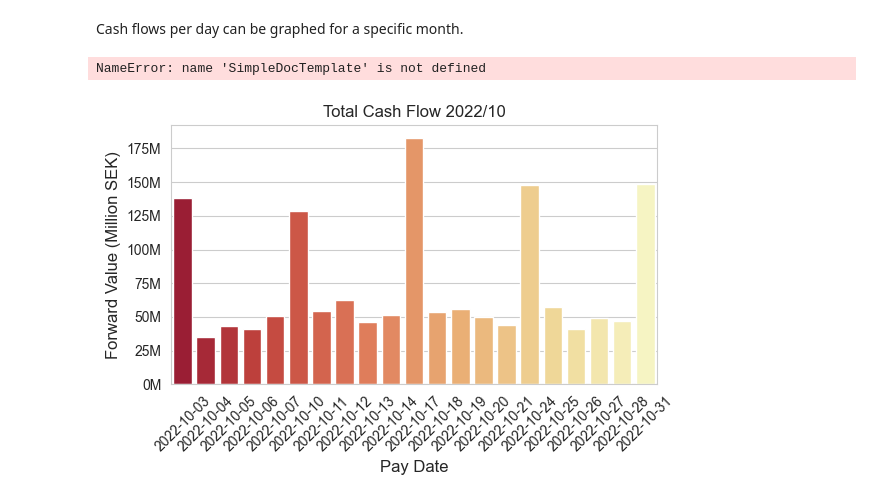
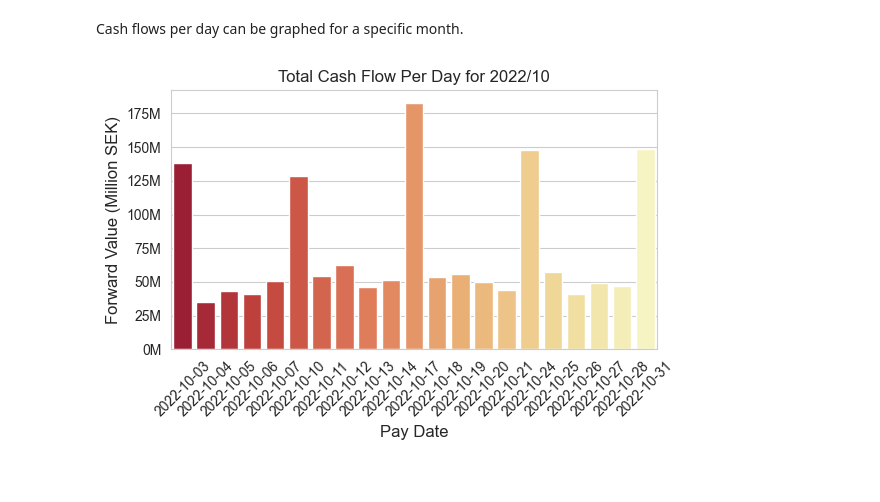
Before and after one commit to mastixstudio/notebooks, a Jupyter notebook: pandas_analysis_loan_book.ipynb, the cells around one changed output. Drawn from its saved outputs; the diff is of its cells as text; code cells hidden in the pictures.

```diff
--- a/pandas_analysis_loan_book.ipynb
+++ b/pandas_analysis_loan_book.ipynb
@@ -321,35 +321,29 @@ plt.show()
 # %% [markdown]
 Cash flows per day can be graphed for a specific month.
 # %%
-# Filter the dataframe for the month '2022-09'
+# Filter the dataframe for the month '2022/10'
 filtered_df = nok_cf_fv_SEK[nok_cf_fv_SEK['Pay'].dt.to_period("M") == '2022-10']
 
 # Group by each day and sum the values
 daily_cash_flows = filtered_df.groupby(nok_cf_fv_SEK['Pay'].dt.to_period("D"))['Forward Value (SEK)'].sum().reset_index()
 
 # Create the bar plot
 fig, ax = plt.subplots(figsize=(6, 4))
 
 # Set color palette
 sns.set_palette("RdYlGn", n_colors=2*len(daily_cash_flows["Pay"].unique()))
 sns.barplot(x="Pay", y="Forward Value (SEK)", data=daily_cash_flows, ax=ax)
 
 # Styling
 ax.yaxis.set_major_formatter(mticker.FuncFormatter(millions_formatter))
-ax.set_title("Total Cash Flow 2022/10", fontsize=12)
+ax.set_title("Total Cash Flow Per Day for 2022/10", fontsize=12)
 ax.set_xlabel("Pay Date", fontsize=12)
 ax.set_ylabel("Forward Value (Million SEK)", fontsize=12)
 plt.xticks(rotation=45, fontsize=10)
 plt.yticks(fontsize=10)
 
 # Show the plot
 plt.tight_layout()
-pdf_filename = "table.pdf"
-pdf_doc = SimpleDocTemplate(pdf_filename, pagesize=letter)
-from reportlab.lib.pagesizes import letter
-from reportlab.platypus import SimpleDocTemplate, Table, TableStyle
-from IPython.display import IFrame
 plt.show()
 # %% [output]
-NameError: name 'SimpleDocTemplate' is not defined
-[figure, old version]
+[figure, new version]
```
Also changed, not shown: parts of 11 cells of this notebook.
